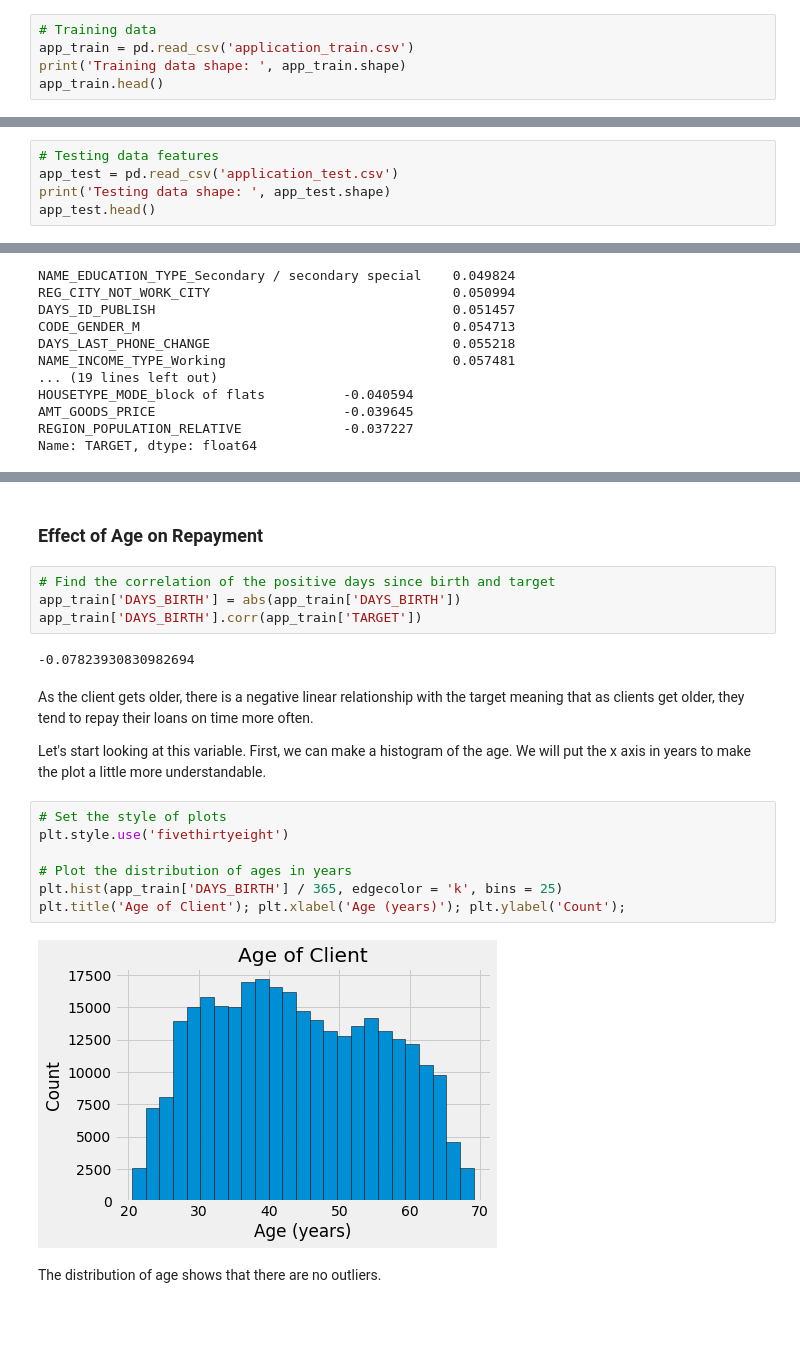
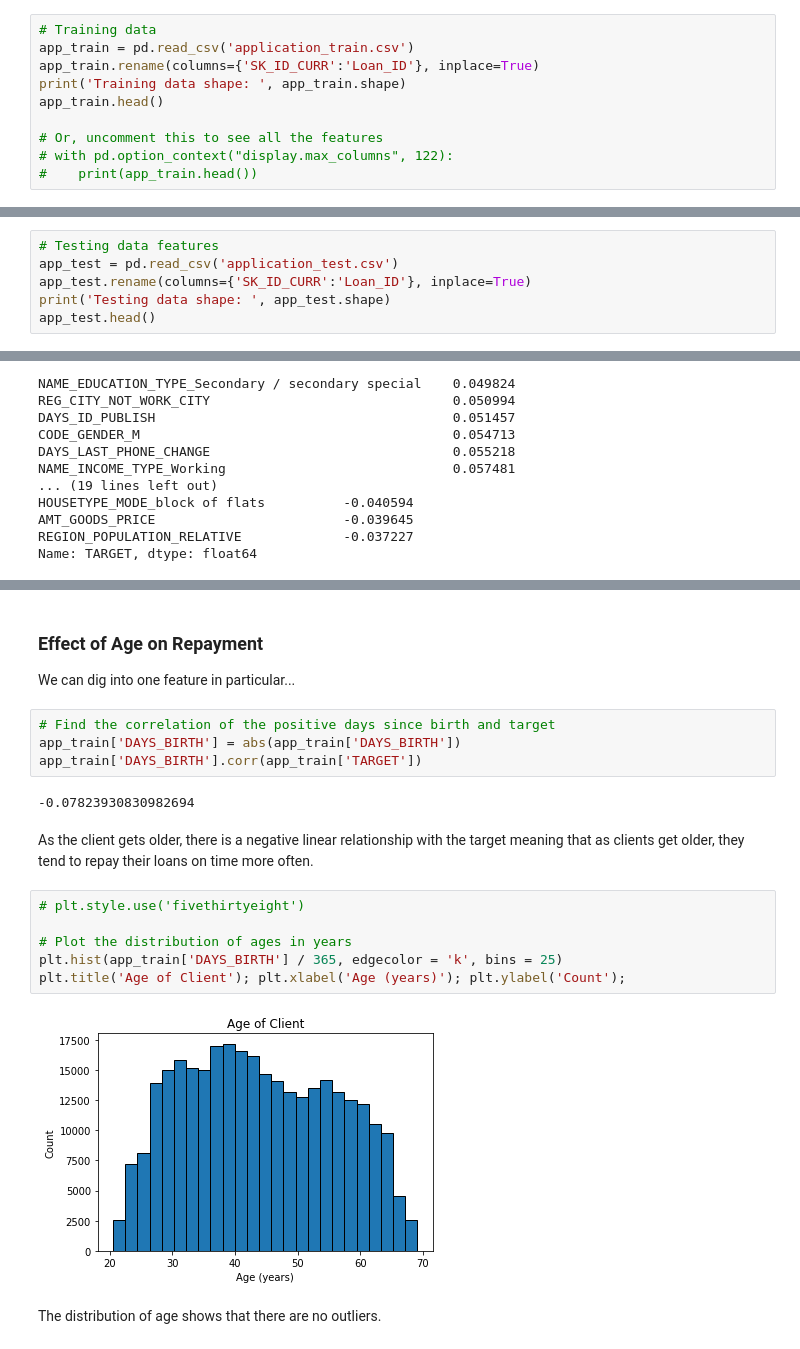
Before and after one commit to dotmesh-io/demos, a Jupyter notebook: credit-risk/random_forest_credit_risk.ipynb, the cells around one changed output, grey strips where cells are left out. Saved outputs shown, nothing was run; the diff lists cells and outputs as text; blank space fills up the shorter version.

```diff
--- a/credit-risk/random_forest_credit_risk.ipynb
+++ b/credit-risk/random_forest_credit_risk.ipynb
@@ -77,7 +56,12 @@ for file in onlyfiles:
 # %%
 # Training data
 app_train = pd.read_csv('application_train.csv')
+app_train.rename(columns={'SK_ID_CURR':'Loan_ID'}, inplace=True)
 print('Training data shape: ', app_train.shape)
 app_train.head()
+
+# Or, uncomment this to see all the features
+# with pd.option_context("display.max_columns", 122):
+#    print(app_train.head())
 # %% [output]
 Training data shape:  (307511, 122)
@@ -93,6 +77,7 @@ The training data has 307511 observations (each one a separate loan) and 122 fea
 # %%
 # Testing data features
 app_test = pd.read_csv('application_test.csv')
+app_test.rename(columns={'SK_ID_CURR':'Loan_ID'}, inplace=True)
 print('Testing data shape: ', app_test.shape)
 app_test.head()
 # %% [output]
@@ -254,5 +227,7 @@ plt.title('Correlation Heatmap');
 # %% [markdown]
 ### Effect of Age on Repayment
+
+We can dig into one feature in particular...
 # %%
 # Find the correlation of the positive days since birth and target
 app_train['DAYS_BIRTH'] = abs(app_train['DAYS_BIRTH'])
@@ -261,17 +236,14 @@ app_train['DAYS_BIRTH'].corr(app_train['TARGET'])
 -0.07823930830982694
 # %% [markdown]
 As the client gets older, there is a negative linear relationship with the target meaning that as clients get older, they tend to repay their loans on time more often.
-
-Let's start looking at this variable. First, we can make a histogram of the age. We will put the x axis in years to make the plot a little more understandable.
 # %%
-# Set the style of plots
-plt.style.use('fivethirtyeight')
+# plt.style.use('fivethirtyeight')
 
 # Plot the distribution of ages in years
 plt.hist(app_train['DAYS_BIRTH'] / 365, edgecolor = 'k', bins = 25)
 plt.title('Age of Client'); plt.xlabel('Age (years)'); plt.ylabel('Count');
 # %% [output]
-[figure, old version]
+[figure, new version]
 # %% [markdown]
 The distribution of age shows that there are no outliers.
 # %%
```
Also changed, not shown: parts of 28 cells of this notebook, 1 other file.
